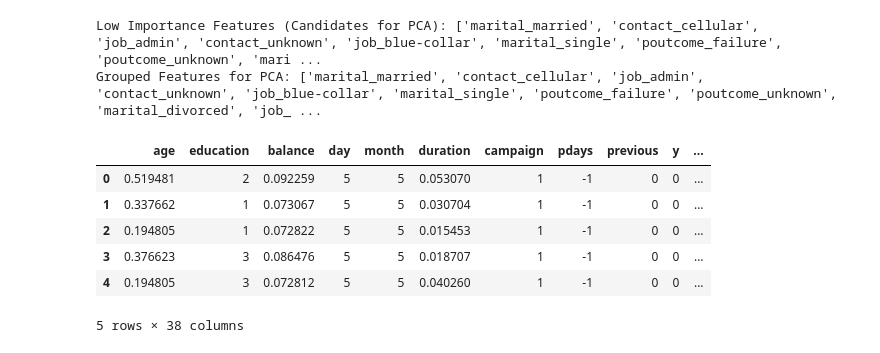
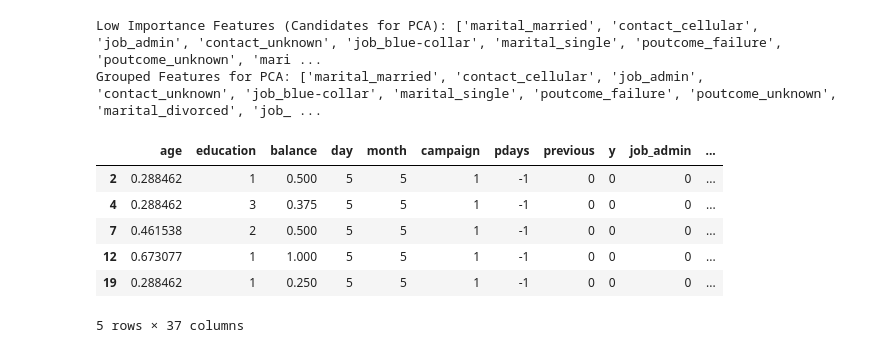
Before and after one commit to BinaraMendis7/Machine-learning, a Jupyter notebook: Mlcw.ipynb, the cells around one changed output. Cells and saved outputs as stored; diff of their text form; code cells hidden in the pictures.

```diff
--- a/Mlcw.ipynb
+++ b/Mlcw.ipynb
@@ -108,0 +158,9 @@ Index(['age', 'job', 'marital', 'education', 'default', 'balance', 'housing',
+# %%
+Q1=df['campaign'].quantile(0.25)
+Q3=df['campaign'].quantile(0.75)
+
+IQR=Q3 - Q1
+lower_bound=Q1 - 1.5 * IQR
+upper_bound=Q3 + 1.5 * IQR
+
+df_no_outliers_campaign=df_no_outliers_balance[(df_no_outliers_balance['balance'] >= lower_bound) & (df_no_outliers_balance['balance'] <= upper_bound)]
@@ -108,0 +187,15 @@ Index(['age', 'job', 'marital', 'education', 'default', 'balance', 'housing',
+# %%
+Q1=df_no_outliers_campaign['campaign'].quantile(0.25)
+Q3=df_no_outliers_campaign['campaign'].quantile(0.75)
+
+IQR = Q3 - Q1
+lower_bound = Q1 - 1.5 * IQR
+upper_bound = Q3 + 1.5 * IQR
+
+full_df=df_no_outliers_campaign[(df_no_outliers_campaign['campaign']>=lower_bound) & (df_no_outliers_campaign['campaign']<=upper_bound)]
+
+plt.figure(figsize=(8, 5))
+plt.boxplot(full_df["campaign"], vert=False, patch_artist=True, boxprops=dict(facecolor="lightblue"))
+plt.title("Box Plot for campaign after removing outliers")
+plt.xlabel("Value")
+plt.show()
@@ -128,0 +244,2 @@ memory usage: 5.9+ MB
+# %%
+df=full_df
@@ -202,0 +380,2 @@ plt.show()
+# %%
+df.drop('duration', axis=1, inplace=True)
@@ -297,20 +486,20 @@ Grouped Features for PCA: ['marital_married', 'contact_cellular', 'job_admin', '
 # %%
 from sklearn.preprocessing import MinMaxScaler
 
-features_to_normalize = ['age','balance', 'duration']
+features_to_normalize = ['age','balance']
 scaler = MinMaxScaler()
 df[features_to_normalize] = scaler.fit_transform(df[features_to_normalize])
 
 
 df.head()
 # %% [output]
-|  | age | education | balance | day | month | duration | campaign | pdays | previous | y | ... |
-| 0 | 0.519481 | 2 | 0.092259 | 5 | 5 | 0.053070 | 1 | -1 | 0 | 0 | ... |
-| 1 | 0.337662 | 1 | 0.073067 | 5 | 5 | 0.030704 | 1 | -1 | 0 | 0 | ... |
-| 2 | 0.194805 | 1 | 0.072822 | 5 | 5 | 0.015453 | 1 | -1 | 0 | 0 | ... |
-| 3 | 0.376623 | 3 | 0.086476 | 5 | 5 | 0.018707 | 1 | -1 | 0 | 0 | ... |
-| 4 | 0.194805 | 3 | 0.072812 | 5 | 5 | 0.040260 | 1 | -1 | 0 | 0 | ... |
+|  | age | education | balance | day | month | campaign | pdays | previous | y | job_admin | ... |
+| 2 | 0.288462 | 1 | 0.500 | 5 | 5 | 1 | -1 | 0 | 0 | 0 | ... |
+| 4 | 0.288462 | 3 | 0.375 | 5 | 5 | 1 | -1 | 0 | 0 | 0 | ... |
+| 7 | 0.461538 | 2 | 0.500 | 5 | 5 | 1 | -1 | 0 | 0 | 0 | ... |
+| 12 | 0.673077 | 1 | 1.000 | 5 | 5 | 1 | -1 | 0 | 0 | 0 | ... |
+| 19 | 0.288462 | 1 | 0.250 | 5 | 5 | 1 | -1 | 0 | 0 | 0 | ... |
-5 rows × 38 columns
+5 rows × 37 columns
 # %%
 from sklearn.decomposition import PCA
 
```
Also changed, not shown: parts of 23 cells of this notebook.
